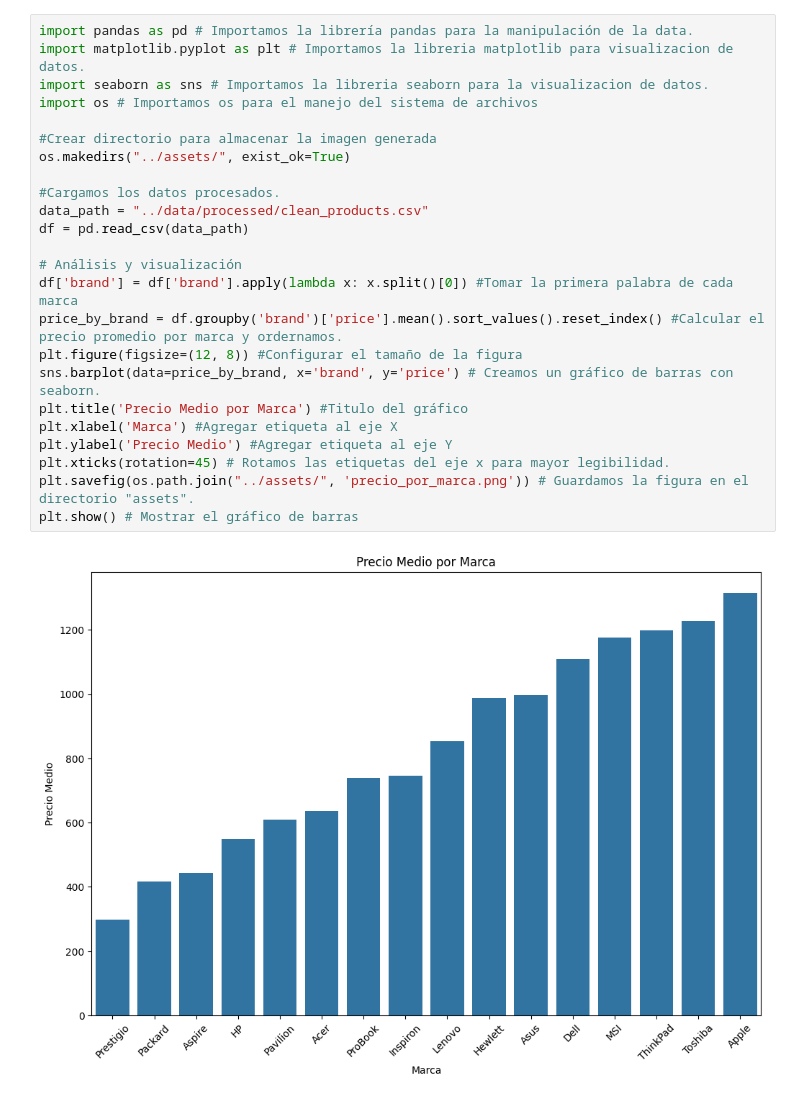
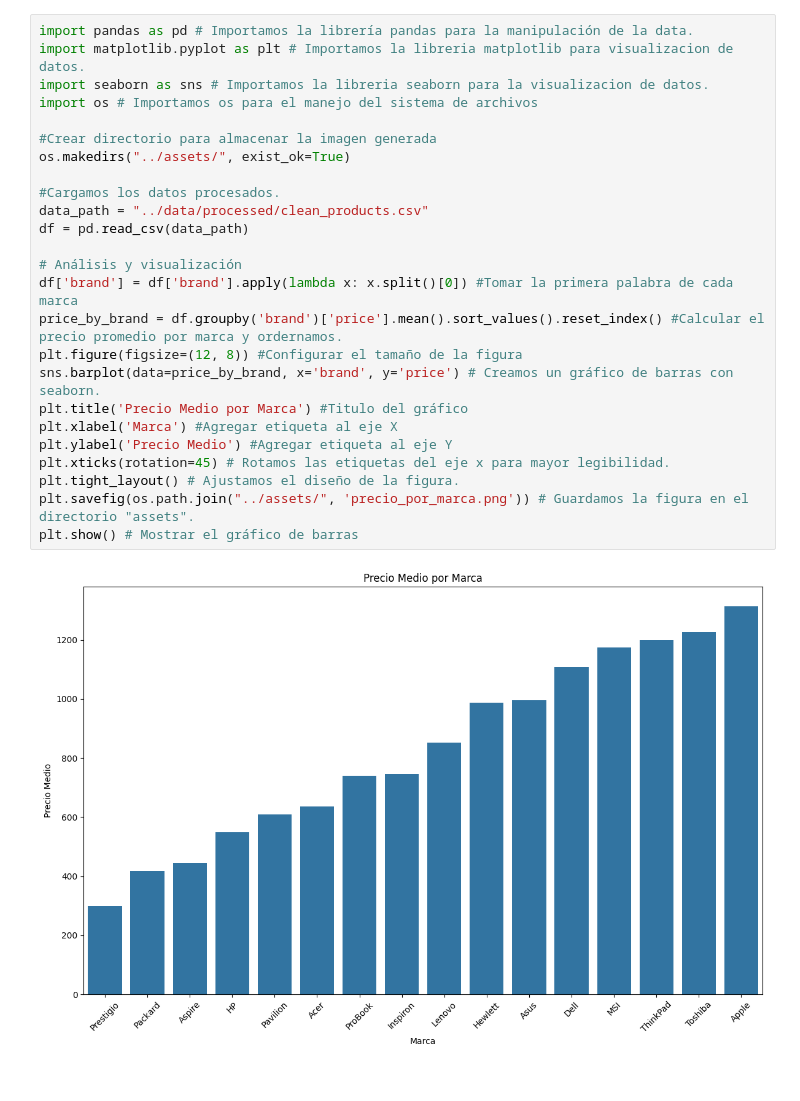
Before and after one commit to mafer9918/proyecto-python, a Jupyter notebook: notebooks/precio_por_marca.ipynb, the cells around one changed output. Cells and saved outputs as stored; diff of their text form.

Commit message:
Corregir imagenes a guardar

```diff
--- a/notebooks/precio_por_marca.ipynb
+++ b/notebooks/precio_por_marca.ipynb
@@ -1,26 +1,27 @@
 # %%
 import pandas as pd # Importamos la librería pandas para la manipulación de la data.
 import matplotlib.pyplot as plt # Importamos la libreria matplotlib para visualizacion de datos.
 import seaborn as sns # Importamos la libreria seaborn para la visualizacion de datos.
 import os # Importamos os para el manejo del sistema de archivos
 
 #Crear directorio para almacenar la imagen generada
 os.makedirs("../assets/", exist_ok=True)
 
 #Cargamos los datos procesados.
 data_path = "../data/processed/clean_products.csv"
 df = pd.read_csv(data_path)
 
 # Análisis y visualización
 df['brand'] = df['brand'].apply(lambda x: x.split()[0]) #Tomar la primera palabra de cada marca
 price_by_brand = df.groupby('brand')['price'].mean().sort_values().reset_index() #Calcular el precio promedio por marca y ordernamos.
 plt.figure(figsize=(12, 8)) #Configurar el tamaño de la figura
 sns.barplot(data=price_by_brand, x='brand', y='price') # Creamos un gráfico de barras con seaborn.
 plt.title('Precio Medio por Marca') #Titulo del gráfico
 plt.xlabel('Marca') #Agregar etiqueta al eje X
 plt.ylabel('Precio Medio') #Agregar etiqueta al eje Y
 plt.xticks(rotation=45) # Rotamos las etiquetas del eje x para mayor legibilidad.
+plt.tight_layout() # Ajustamos el diseño de la figura.
 plt.savefig(os.path.join("../assets/", 'precio_por_marca.png')) # Guardamos la figura en el directorio "assets".
 plt.show() # Mostrar el gráfico de barras
 # %% [output]
-[figure, old version]
+[figure, new version]
```
Also changed, not shown: 2 other files.
